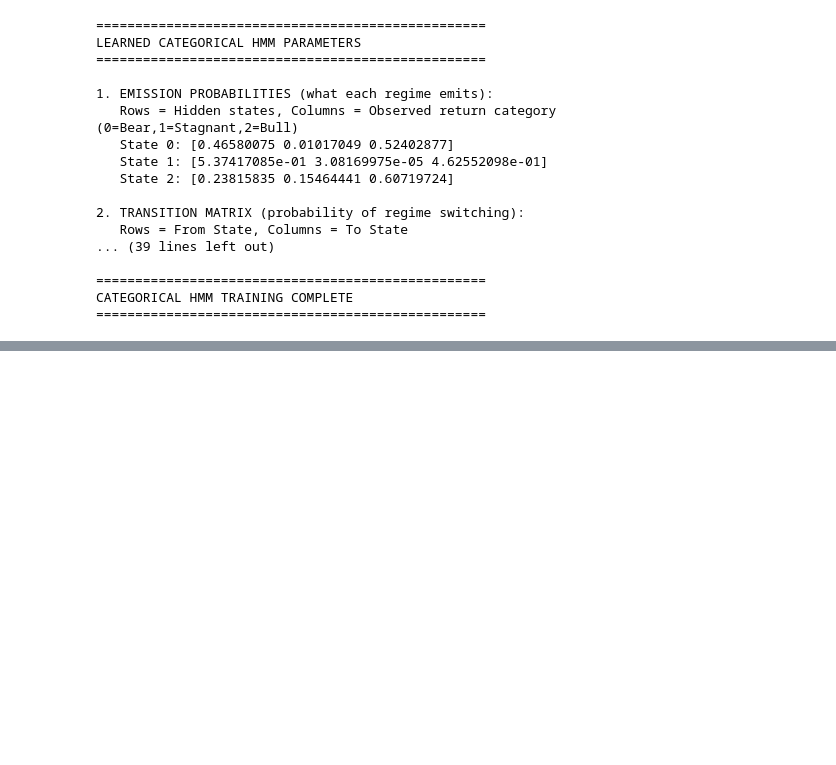
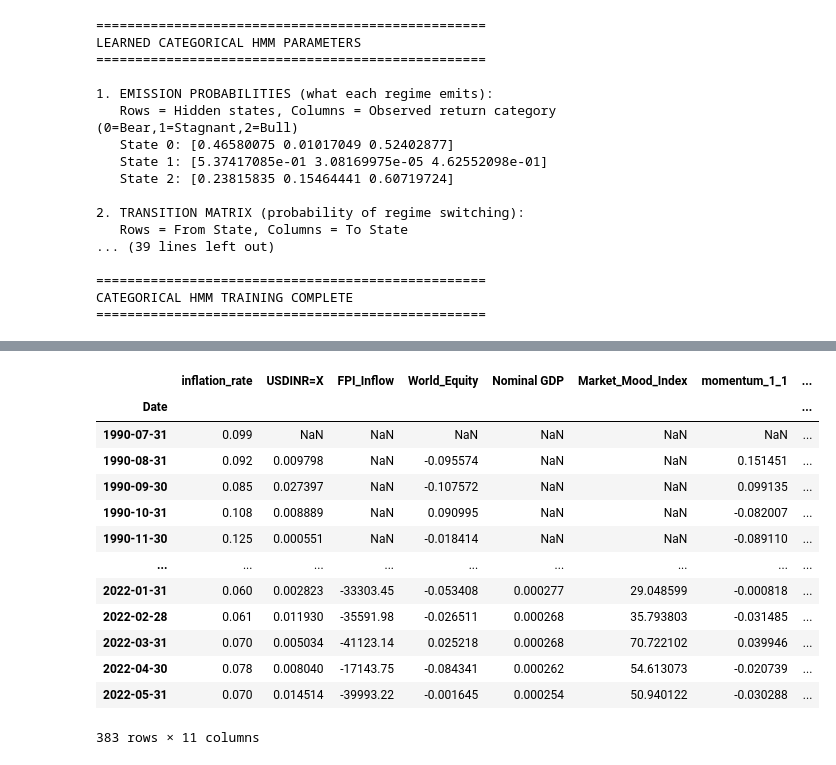
Before and after one commit to rajmehta982/indian_market_regimes, a Jupyter notebook: market_regime_notebook.ipynb, the cells around one changed output, grey strips where cells are left out. Cells and saved outputs as stored; diff of their text form; code cells hidden in the pictures; blank space fills up the shorter version.

```diff
--- a/market_regime_notebook.ipynb
+++ b/market_regime_notebook.ipynb
@@ -1627,0 +1640,38 @@ Step 4.2.5: Creating Regime Visualization
+# %%
+macro_columns = ['inflation_rate']
+macro_columns_2 = ['USDINR=X', 'FPI_Inflow']
+macro_columns_3 = ['World_Equity', 'Nominal GDP']
+sentiment_columns = ['Market_Mood_Index']
+idiosyncratic_columns = ['momentum_1_1','momentum_6_1', 'P/E']
+
+all_features =  macro_columns + macro_columns_2 + macro_columns_3 + sentiment_columns + idiosyncratic_columns + ["Return", "next_month_return"]
+
+train_test_split = 0.90           # list of tuples
+
+split_of_date_to_use = round(train_test_split*len(market_data))
+# Features and target variable
+# for feature_pair in feature_pairs:
+# print(feature_pair)
+train_data = market_data[all_features].iloc[:split_of_date_to_use]
+# train_data.dropna(inplace=True)
+# y = market_data['regime'].iloc[:split_of_date_to_use]
+
+train_data.rename(columns = {
+    "P/E": "PE"
+}, inplace=True)
+display(train_data)
+# %% [output]
+|  | inflation_rate | USDINR=X | FPI_Inflow | World_Equity | Nominal GDP | Market_Mood_Index | momentum_1_1 | ... |
+| Date |  |  |  |  |  |  |  | ... |
+| 1990-07-31 | 0.099 | NaN | NaN | NaN | NaN | NaN | NaN | ... |
+| 1990-08-31 | 0.092 | 0.009798 | NaN | -0.095574 | NaN | NaN | 0.151451 | ... |
+| 1990-09-30 | 0.085 | 0.027397 | NaN | -0.107572 | NaN | NaN | 0.099135 | ... |
+| 1990-10-31 | 0.108 | 0.008889 | NaN | 0.090995 | NaN | NaN | -0.082007 | ... |
+| 1990-11-30 | 0.125 | 0.000551 | NaN | -0.018414 | NaN | NaN | -0.089110 | ... |
+| ... | ... | ... | ... | ... | ... | ... | ... | ... |
+| 2022-01-31 | 0.060 | 0.002823 | -33303.45 | -0.053408 | 0.000277 | 29.048599 | -0.000818 | ... |
+| 2022-02-28 | 0.061 | 0.011930 | -35591.98 | -0.026511 | 0.000268 | 35.793803 | -0.031485 | ... |
+| 2022-03-31 | 0.070 | 0.005034 | -41123.14 | 0.025218 | 0.000268 | 70.722102 | 0.039946 | ... |
+| 2022-04-30 | 0.078 | 0.008040 | -17143.75 | -0.084341 | 0.000262 | 54.613073 | -0.020739 | ... |
+| 2022-05-31 | 0.070 | 0.014514 | -39993.22 | -0.001645 | 0.000254 | 50.940122 | -0.030288 | ... |
+383 rows × 11 columns
```
Also changed, not shown: parts of 32 cells of this notebook.
